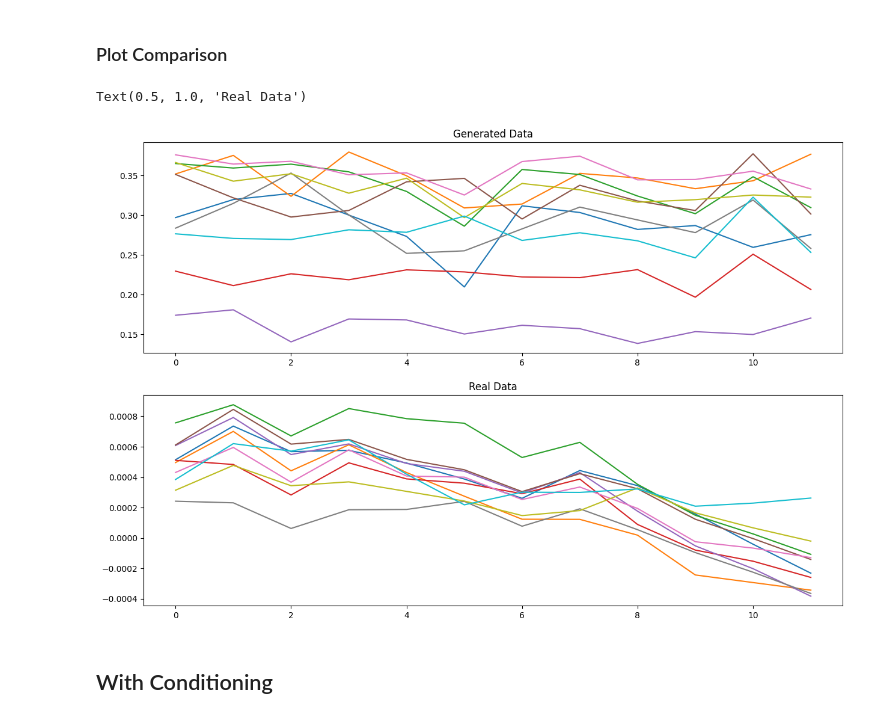
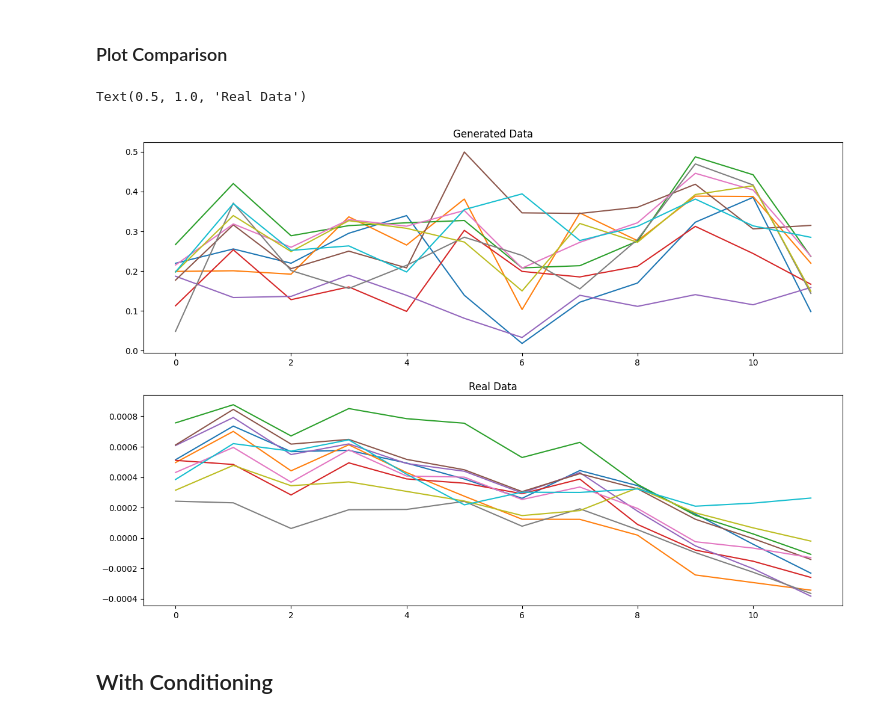
Before and after one commit to 4rn3/Thesis, a Jupyter notebook: src/main_trans.ipynb, the cells around one changed output. Saved outputs shown, nothing was run; the diff lists cells and outputs as text; code cells hidden in the pictures.

```diff
--- a/src/main_trans.ipynb
+++ b/src/main_trans.ipynb
@@ -69,6 +69,6 @@ tb_writer = f"./logging/tensorboard/{log_file_name}"
 # cond_features = 10
 # %%
-train_loader, test_loader, train_cols, test_cols, test_data, features, cond_features = serve_data(types=["re"],seq_len=seq_len, batch_size=batch_size_config)
+train_loader, test_loader, train_cols, test_cols, test_data, features, cond_features = serve_data(types=["re"],seq_len=seq_len, batch_size=batch_size_config, k=5, overwrite=True)
 # %% [output]
 found 0 physical cores < 1
 Returning the number of logical cores instead. You can silence this warning by setting LOKY_MAX_CPU_COUNT to the number of cores you want to use.
@@ -97,6 +97,7 @@ lowest_loss = 100000
 step=0
 
 for running_epoch in tqdm(range(epochs)):
+    model.train()
     running_loss = 0.0
     for i, (data, cond_data) in enumerate(train_loader):
         data = data.to(device)
@@ -127,6 +128,7 @@ for running_epoch in tqdm(range(epochs)):
     writer.add_scalar("Epoch Training Loss", avg_epoch_loss, running_epoch)
 
     if running_epoch % 5 ==0:
+        model.eval()
         with torch.no_grad():
             sample = ddpm.sample(batch_size_config)
 
@@ -211,27 +213,27 @@ plot_jsd(real_data_train, real_data_test, samples.transpose(0,2,1), log_file_nam
 ### Plot Comparison
 # %%
 sample_list = []
-for i in range(0, 100):
+for i in range(0, 10):
     with torch.no_grad():
         sample = ddpm.sample(1)
         sample = sample.cpu().numpy().squeeze()
 
     sample_list.append(sample)
 
 sample_mean = np.mean(sample_list, axis=0)
 gt_mean = test_data.mean(axis=0)
 
 fig, axs = plt.subplots(2, 1, figsize=(15, 10))
 
 for i in range(0, sample_mean.shape[0]):
     axs[0].plot(range(0, sample_mean.shape[1]), sample_mean[i])
     axs[1].plot(range(0, gt_mean.shape[1]), gt_mean[i])
 
 axs[0].set_title("Generated Data")
 axs[1].set_title("Real Data")
 # %% [output]
 Text(0.5, 1.0, 'Real Data')
-[figure, old version]
+[figure, new version]
 # %% [markdown]
 ## With Conditioning
 # %%
```
Also changed, not shown: parts of 12 cells of this notebook, 1 other file.
